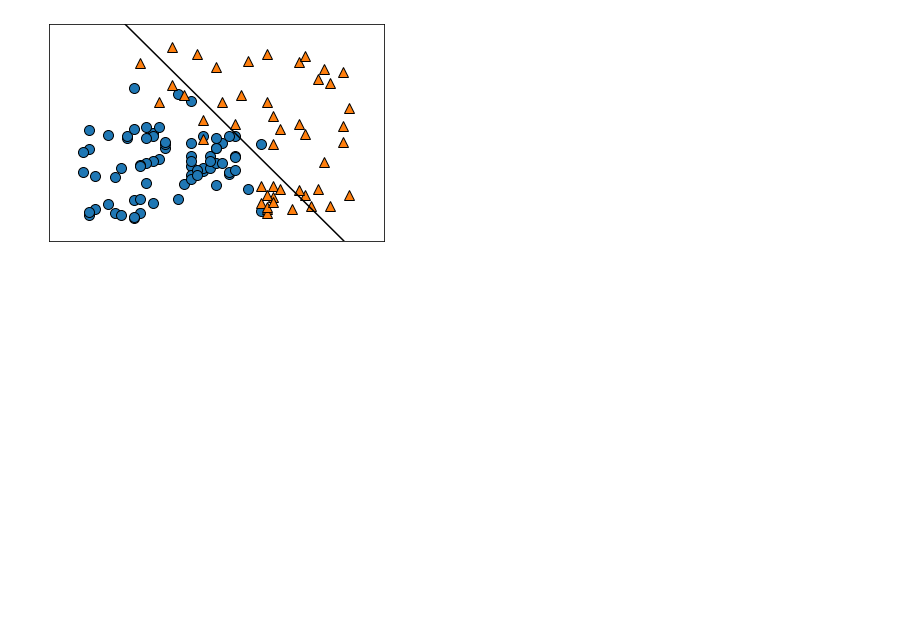
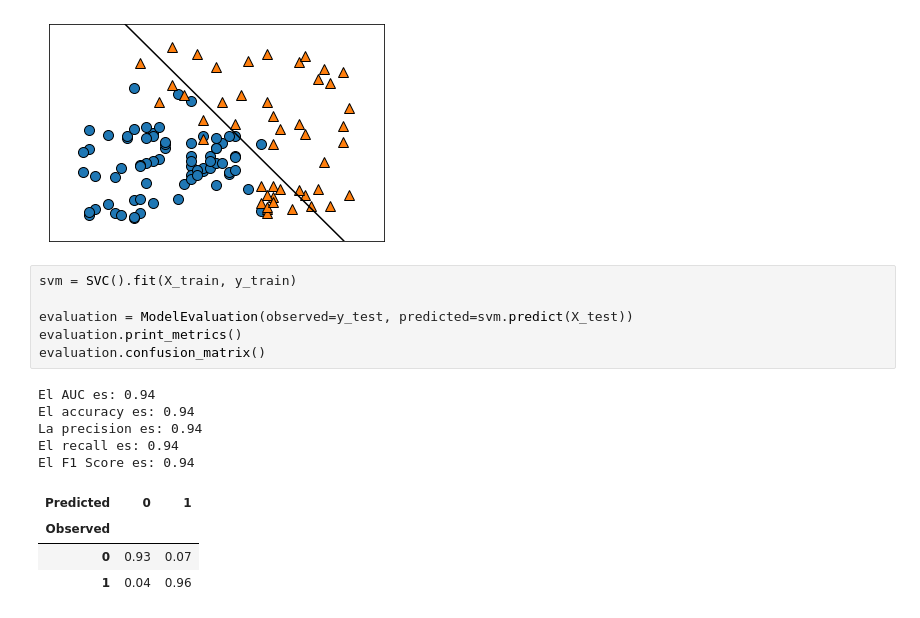
Before and after one commit to agucitri/DS-ONLINE-76, a Jupyter notebook: svm.ipynb, the cells around one changed output. Saved outputs shown, nothing was run; the diff lists cells and outputs as text; blank space fills up the shorter version.

```diff
--- a/svm.ipynb
+++ b/svm.ipynb
@@ -176,3 +176,19 @@ mglearn.discrete_scatter(x1=X_test[:, 0], x2=X_test[:, 1], y=y_test)
 [<matplotlib.lines.Line2D at 0x...>,
  <matplotlib.lines.Line2D at 0x...>]
 [figure]
+# %%
+svm = SVC().fit(X_train, y_train)
+
+evaluation = ModelEvaluation(observed=y_test, predicted=svm.predict(X_test))
+evaluation.print_metrics()
+evaluation.confusion_matrix()
+# %% [output]
+El AUC es: 0.94
+El accuracy es: 0.94
+La precision es: 0.94
+El recall es: 0.94
+El F1 Score es: 0.94
+| Predicted | 0 | 1 |
+| Observed |  |  |
+| 0 | 0.93 | 0.07 |
+| 1 | 0.04 | 0.96 |
```
Also changed, not shown: parts of 2 cells of this notebook.
